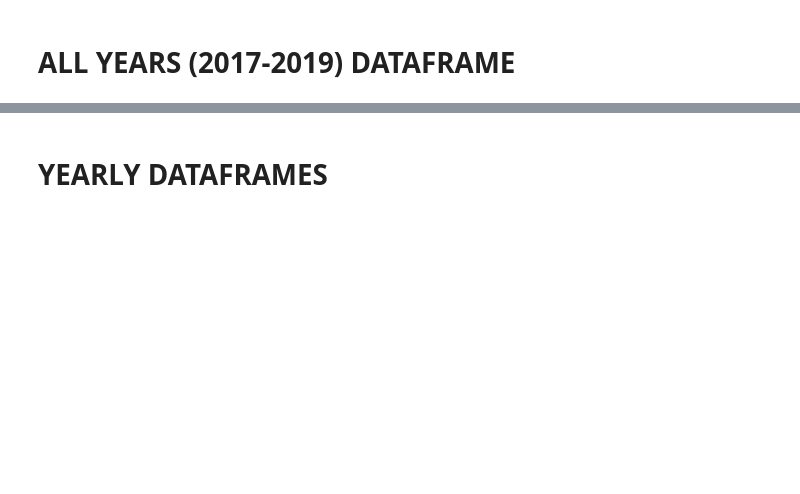
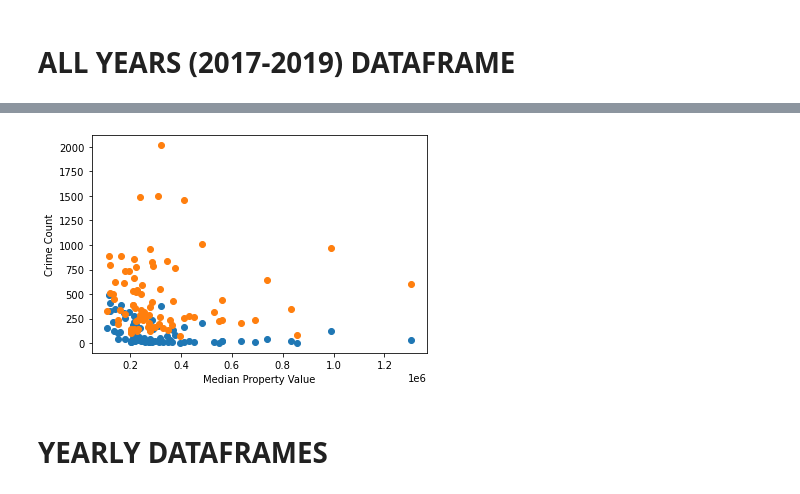
Before and after one commit to emilbello/MPLS_ValueVCrime, a Jupyter notebook: Analysis.ipynb, the cells around one changed output, grey strips where cells are left out. Drawn from its saved outputs; the diff is of its cells as text; code cells hidden in the pictures; blank space fills up the shorter version.

```diff
--- a/Analysis.ipynb
+++ b/Analysis.ipynb
@@ -150,13 +196,16 @@ medhome_crime
 # %%
 medianhomevalue = medhome_crime.iloc[:,1]
 total_violent_crime = medhome_crime.iloc[:,3]
 total_nonviolent_crime = medhome_crime.iloc[:,4]
 plt.scatter(medianhomevalue,total_violent_crime)
 plt.scatter(medianhomevalue,total_nonviolent_crime)
 # plt.xticks(medianhomevalue, rotation=90)
-plt.xlabel('Median Home Value')
-plt.ylabel('Crime Totals')
+plt.xlabel('Median Property Value')
+plt.ylabel('Crime Count')
+plt.title('')
 plt.show()
+# %% [output]
+[figure, added]
 # %% [markdown]
 # YEARLY DATAFRAMES
 # %%
```
Also changed, not shown: parts of 32 cells of this notebook.
